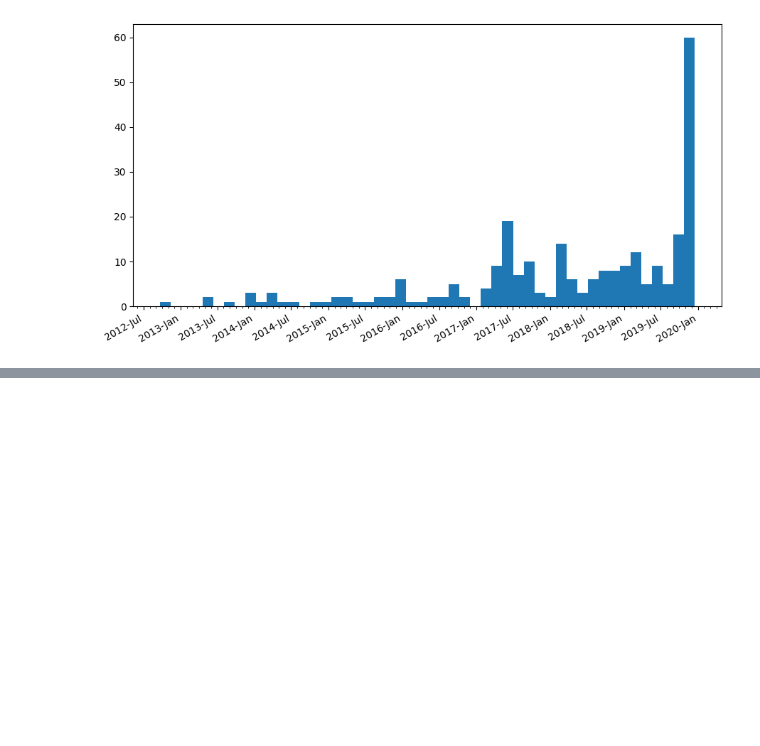
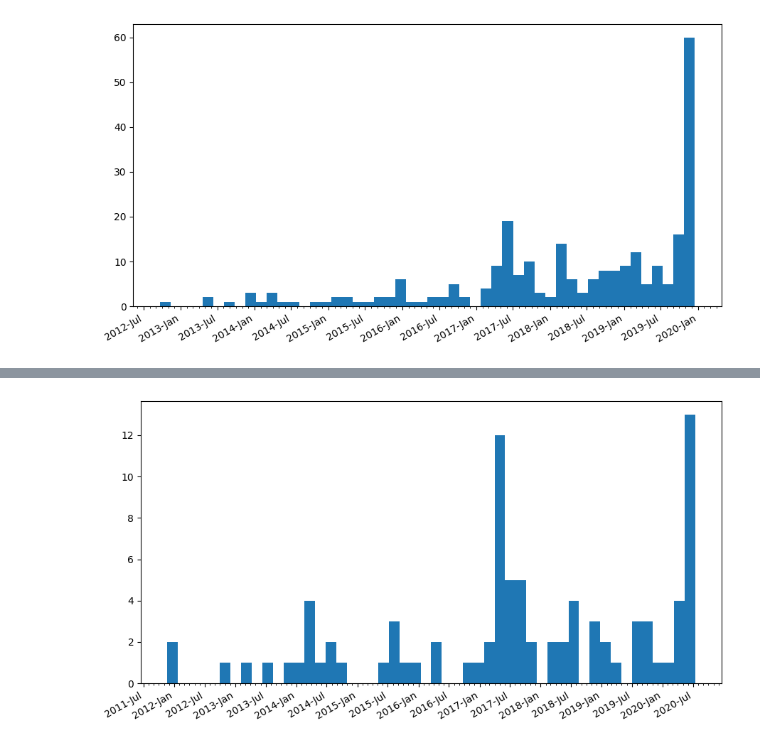
Before and after one commit to thepalbi/tsm-pipeline, a Jupyter notebook: code/notebooks/dev/genrando_dbs.ipynb, the cells around one changed output, grey strips where cells are left out. Saved outputs shown, nothing was run; the diff lists cells and outputs as text; code cells hidden in the pictures; blank space fills up the shorter version.

```diff
--- a/code/notebooks/dev/genrando_dbs.ipynb
+++ b/code/notebooks/dev/genrando_dbs.ipynb
@@ -287,0 +367,21 @@ for label in axs.get_xticklabels(which='major'):
+# %%
+import matplotlib.dates as mdates
+
+n_bins = 50
+
+dates = np.array([mdates.date2num(r.commit_date) for r in xss_interesting])
+
+fig, axs = plt.subplots(1, 1, sharey=False, tight_layout=True)
+fig.set_figwidth(9)
+
+# We can set the number of bins with the *bins* keyword argument.
+axs.hist(dates, bins=n_bins)
+
+axs.xaxis.set_major_locator(mdates.MonthLocator(bymonth=(1, 7)))
+axs.xaxis.set_minor_locator(mdates.MonthLocator())
+axs.xaxis.set_major_formatter(mdates.DateFormatter('%Y-%b'))
+# Rotates and right-aligns the x labels so they don't crowd each other.
+for label in axs.get_xticklabels(which='major'):
+    label.set(rotation=30, horizontalalignment='right')
+# %% [output]
+[figure, added]
```
Also changed, not shown: parts of 9 cells of this notebook, 1 other file.
